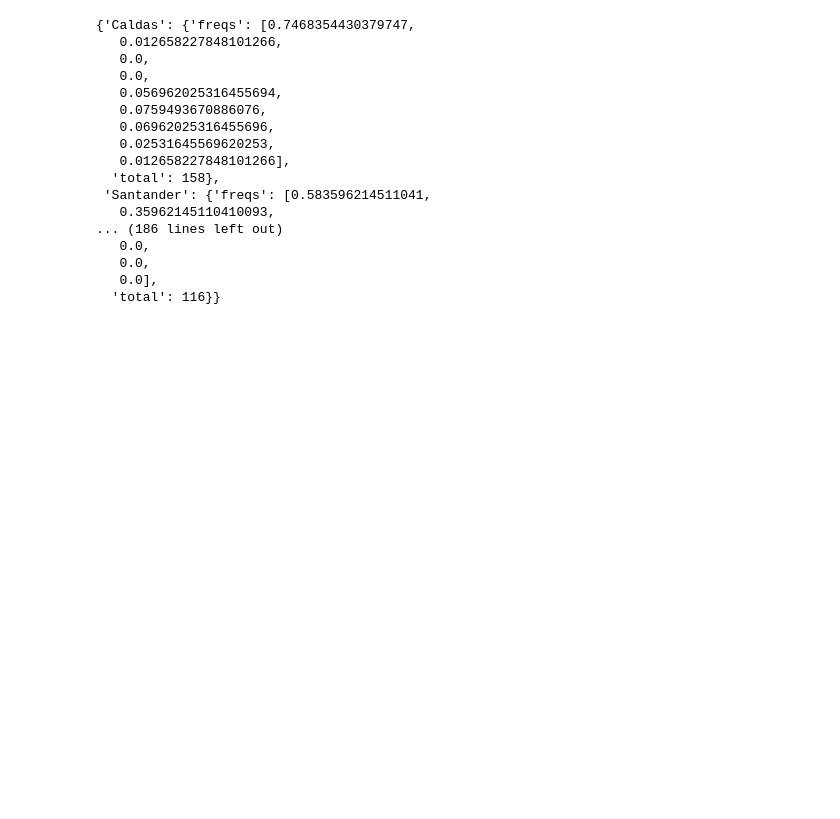
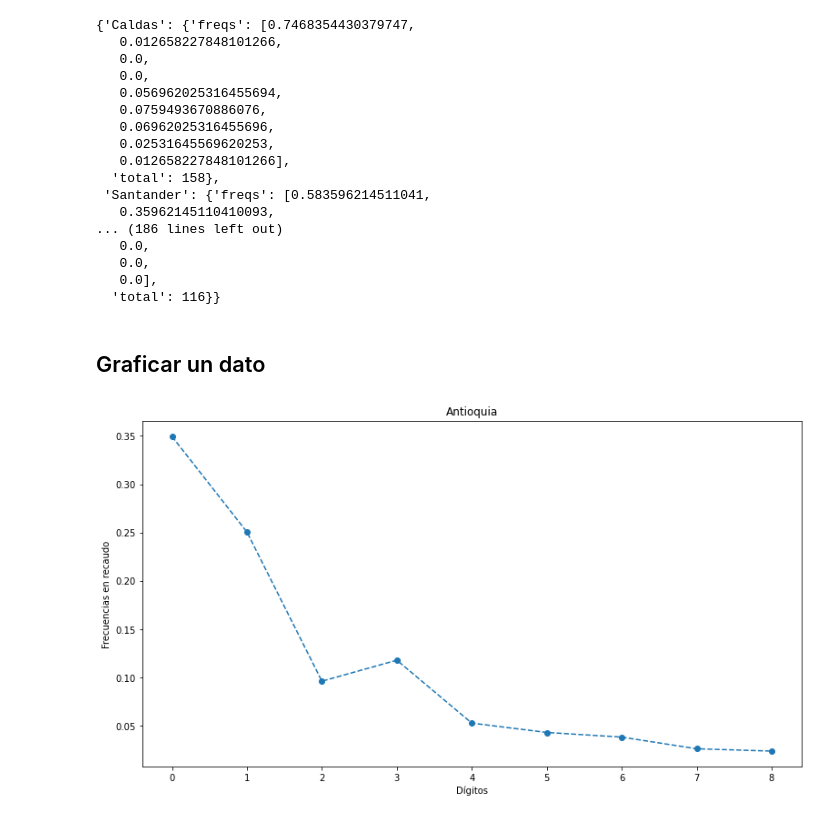
Before and after one commit to ddelcastillo/BI_Proyecto_2, a Jupyter notebook: E3/Benford Análisis.ipynb, the cells around one changed output. Cells and saved outputs as stored; diff of their text form; code cells hidden in the pictures; blank space fills up the shorter version.

Commit message:
frecuencias por dpto con grafiquitas

```diff
--- a/E3/Benford Análisis.ipynb
+++ b/E3/Benford Análisis.ipynb
@@ -58,8 +62,8 @@ en la posición i está la información de frecuencias del dígito i+1.
 column_name = 'departamento'
 # peajes = pd.DataFrame(hechos['NombreEstacionPeaje'].drop_duplicates())
 # peajes.to_dict()
-filter = hechos['Recaudo'] != ''
-hechos = hechos.dropna(subset=['Recaudo'])
+filter = hechos[evaluated_col] != ''
+hechos = hechos.dropna(subset=[evaluated_col])
 # hechos = hechos[filter]
 
 record = pd.DataFrame( hechos.drop_duplicates(subset=[column_name], ignore_index=True)[column_name]).to_dict(orient='records')
@@ -92,10 +96,10 @@ def getFirstDigit(n):
 
 count = 0
 for index, row in hechos.iterrows():
-    nombre, recaudo = row[column_name], row['Recaudo']
+    nombre, value = row[column_name], row[evaluated_col]
     # count+=1
     # print(count, recaudo)
-    digit = getFirstDigit(recaudo)
+    digit = getFirstDigit(value)
 
     if digit != 0:
         frecuenciasAbsolutas[nombre]['freqs'][digit-1] += 1
@@ -154,3 +158,20 @@ frecuencias_porcentuales
    0.0,
    0.0],
   'total': 116}}
+# %% [markdown]
+## Graficar un dato
+# %%
+# Colocar aquí la posición en el dict de las frecuencias a graficar
+n = 6
+
+datos = list(frecuencias_porcentuales.items())[n][1]['freqs']
+name = list(frecuencias_porcentuales.items())[n][0]
+
+plt.rcParams["figure.figsize"] = (13,7)
+plt.plot(datos, linestyle='--', marker='o')
+plt.title(name)
+plt.xlabel('Dígitos')
+plt.ylabel('Frecuencias en recaudo')
+plt.show()
+# %% [output]
+[figure, added]
```
Also changed, not shown: parts of 4 cells of this notebook.
